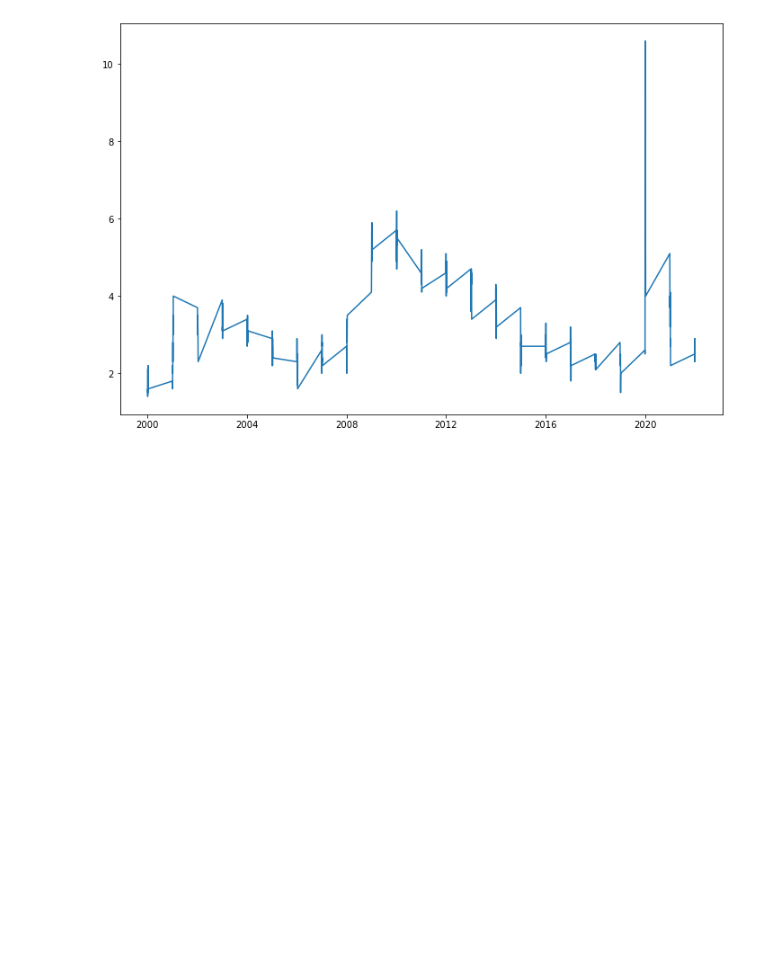
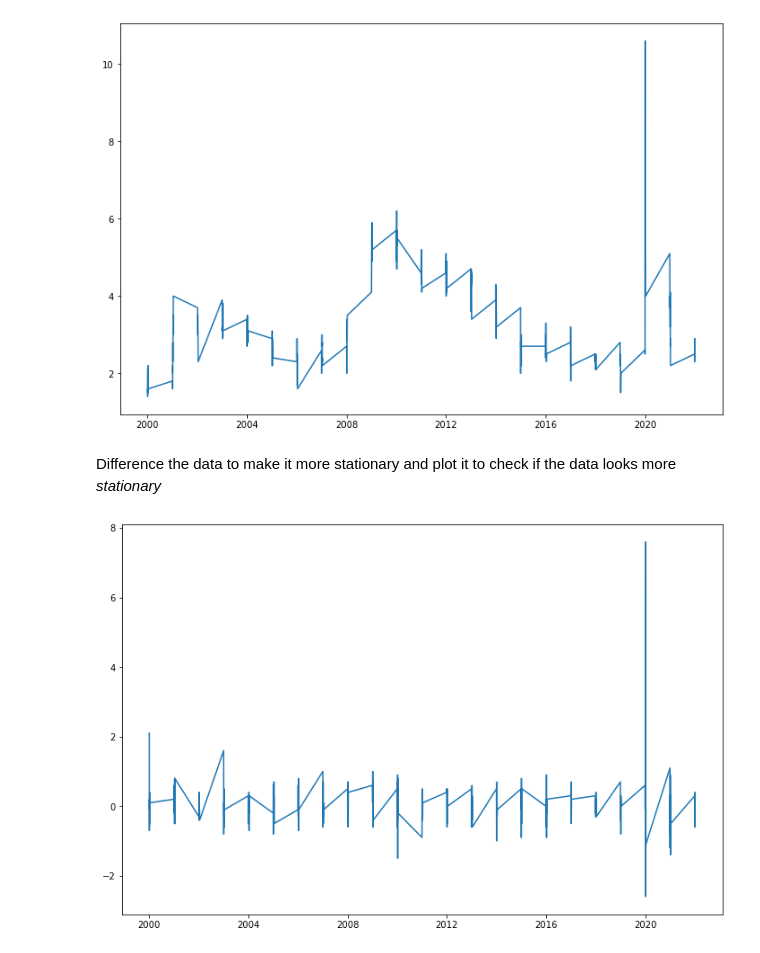
Before and after one commit to KitwanaSh/Sentiment_analysis, a Jupyter notebook: unemployment_bach.ipynb, the cells around one changed output. Drawn from its saved outputs; the diff is of its cells as text; code cells hidden in the pictures; blank space fills up the shorter version.

Commit message:
feat: Differenciate the same data to make it more atationary

```diff
--- a/unemployment_bach.ipynb
+++ b/unemployment_bach.ipynb
@@ -49,3 +49,12 @@ plt.plot(ur_df)
 plt.show()
 # %% [output]
 [figure]
+# %% [markdown]
+Difference the data to make it more stationary and plot it to check if the data looks more _stationary_
+# %%
+diff1_ur_df = ur_df.diff().fillna(ur_df)
+plt.figure(figsize=(12, 8))
+plt.plot(diff1_ur_df)
+plt.show()
+# %% [output]
+[figure, added]
```
Also changed, not shown: parts of 1 cell of this notebook.
